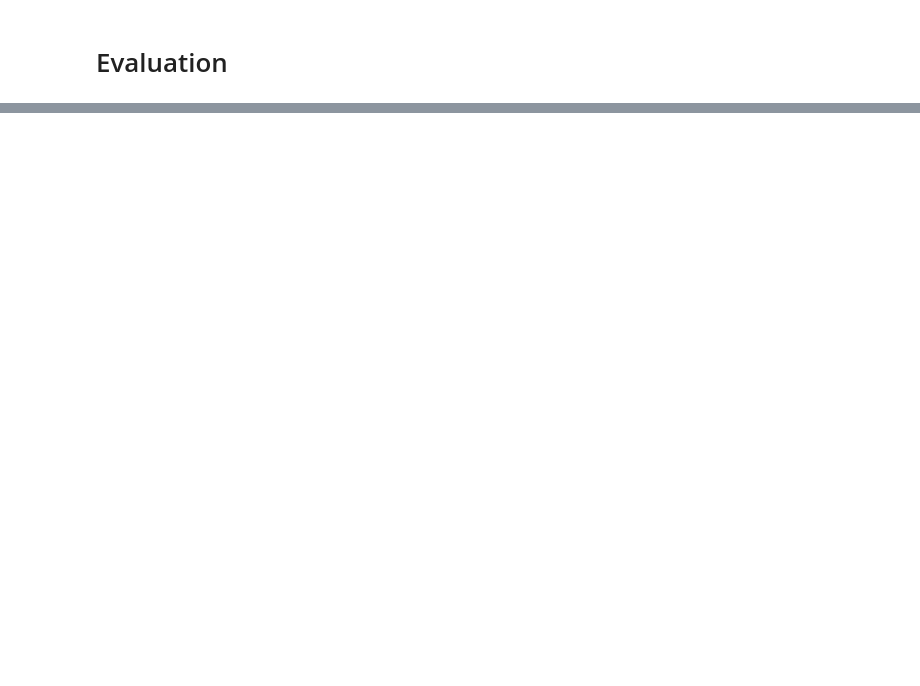
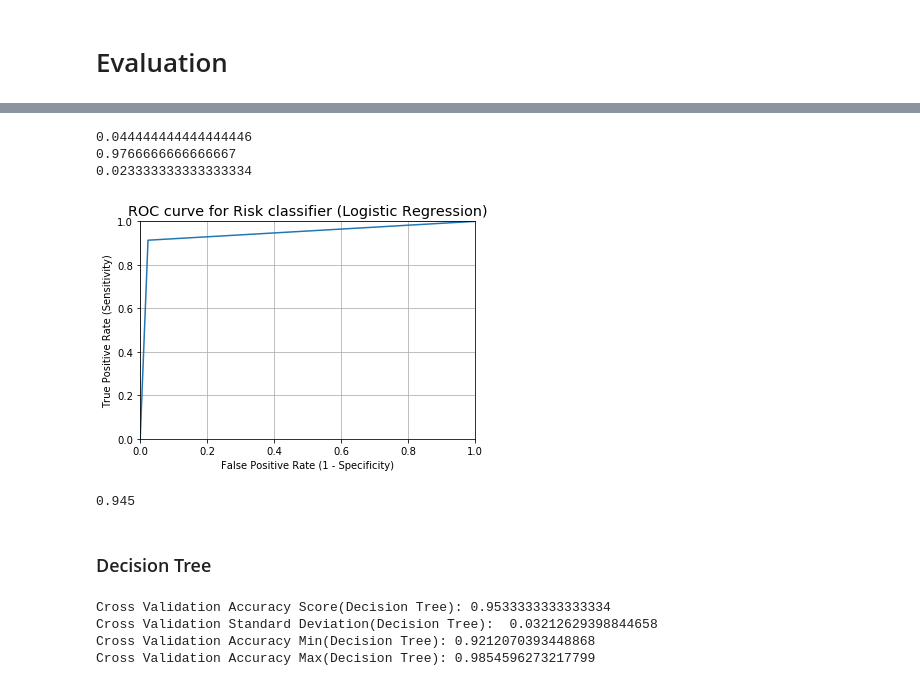
Before and after one commit to JamesDun2866/Data-Mining, a Jupyter notebook: ACW/ ACW.ipynb, the cells around one changed output, grey strips where cells are left out. Drawn from its saved outputs; the diff is of its cells as text; code cells hidden in the pictures; blank space fills up the shorter version.

```diff
--- a/ACW/ ACW.ipynb
+++ b/ACW/ ACW.ipynb
@@ -1000,0 +957,49 @@ print("%0.2f"%NeuralNetworkAccuracy)#Print accuracy score
+# %%
+TPLogisticRegression = ConfusionLogisticRegression[1, 1]
+TNLogisticRegression = ConfusionLogisticRegression[0, 0]
+FPLogisticRegression = ConfusionLogisticRegression[0, 1]
+FNLogisticRegression = ConfusionLogisticRegression[1, 0]
+
+
+ErrorValLogisticRegression = (FPLogisticRegression + FNLogisticRegression) / float(TPLogisticRegression + TNLogisticRegression + FPLogisticRegression + FNLogisticRegression)
+SpecificityLogisticRegression = TNLogisticRegression / (TNLogisticRegression + FPLogisticRegression)
+FPRateLogisticRegression = FPLogisticRegression / float(TNLogisticRegression + FPLogisticRegression)
+
+print(ErrorValLogisticRegression)#how often is the model incorrect
+print(SpecificityLogisticRegression) #Specificity
+print(FPRateLogisticRegression) #False positive rate
+# %% [output]
+0.044444444444444446
+0.9766666666666667
+0.023333333333333334
+# %%
+fprLogisticRegression, tprLogisticRegression, thresholdsLogisticRegression = metrics.roc_curve(YtestarrayLogisticRegression, yPredCrossValLogisticRegression)
+
+plt.plot(fprLogisticRegression, tprLogisticRegression)
+plt.xlim([0.0, 1.0])
+plt.ylim([0.0, 1.0])
+plt.rcParams['font.size'] = 12
+plt.title('ROC curve for Risk classifier (Logistic Regression)')
+plt.xlabel('False Positive Rate (1 - Specificity)')
+plt.ylabel('True Positive Rate (Sensitivity)')
+plt.grid(True)
+# %% [output]
+[figure, added]
+# %%
+roc_auc_score(YtestarrayLogisticRegression, yPredCrossValLogisticRegression)
+# %% [output]
+0.945
+# %% [markdown]
+### Decision Tree
+# %%
+DecisionTreeCrossVal = cross_val_score(DecisionTreeModel,xTest, YtestarrayDecisionTree, cv=10)
+
+print ("Cross Validation Accuracy Score(Decision Tree):" ,np.average(DecisionTreeCrossVal))
+print("Cross Validation Standard Deviation(Decision Tree): ",DecisionTreeCrossVal.std())
+print("Cross Validation Accuracy Min(Decision Tree):",np.average(DecisionTreeCrossVal)-DecisionTreeCrossVal.std())
+print("Cross Validation Accuracy Max(Decision Tree):",np.average(DecisionTreeCrossVal)+ DecisionTreeCrossVal.std())
+# %% [output]
+Cross Validation Accuracy Score(Decision Tree): 0.9533333333333334
+Cross Validation Standard Deviation(Decision Tree):  0.03212629398844658
+Cross Validation Accuracy Min(Decision Tree): 0.9212070393448868
+Cross Validation Accuracy Max(Decision Tree): 0.9854596273217799
```
Also changed, not shown: parts of 38 cells of this notebook.
